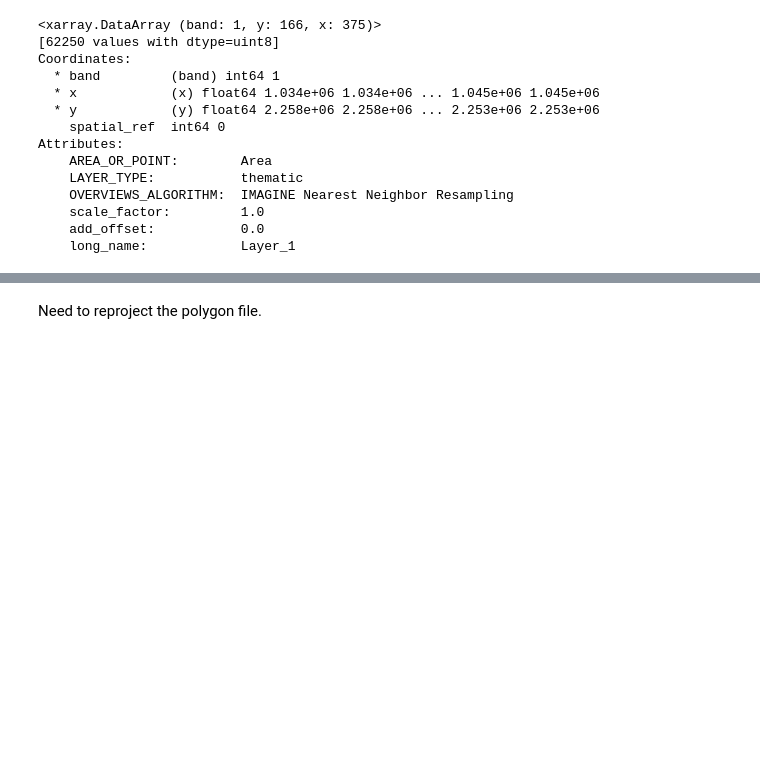
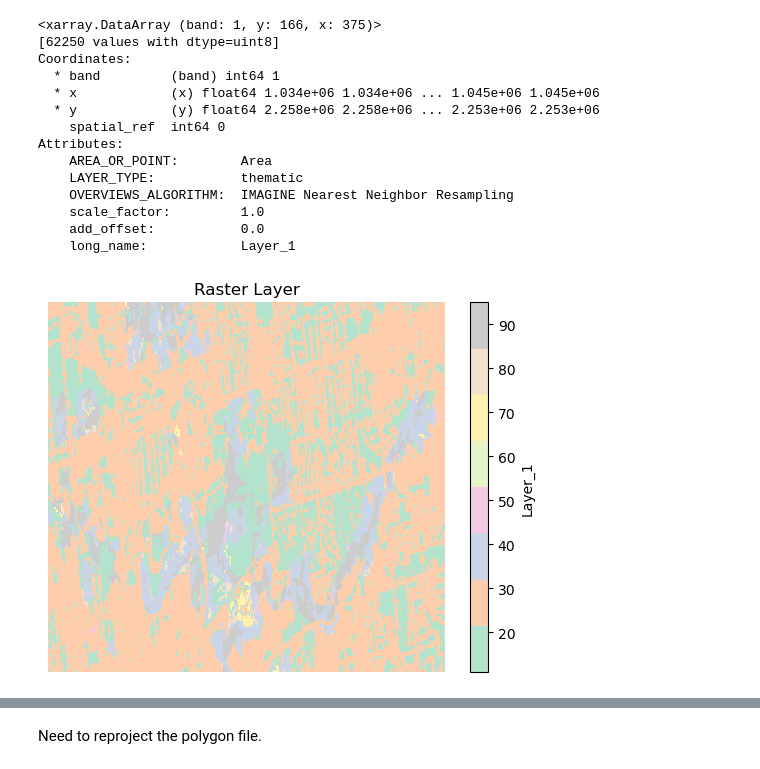
Before and after one commit to misken/geonewb_python, a Jupyter notebook: notebooks/geospatial_aap_dev.ipynb, the cells around one changed output, grey strips where cells are left out. Drawn from its saved outputs; the diff is of its cells as text; code cells hidden in the pictures; blank space fills up the shorter version.

```diff
--- a/notebooks/geospatial_aap_dev.ipynb
+++ b/notebooks/geospatial_aap_dev.ipynb
@@ -269,3 +258,13 @@ Attributes:
     scale_factor:         1.0
     add_offset:           0.0
     long_name:            Layer_1
+# %%
+f, ax = plt.subplots()
+ou_landcover_2001_ds.plot(ax=ax, cmap='Pastel2')
+
+ax.set(title="Raster Layer")
+
+ax.set_axis_off()
+plt.show()
+# %% [output]
+[figure, added]
```
Also changed, not shown: parts of 65 cells of this notebook, 4 other files.
